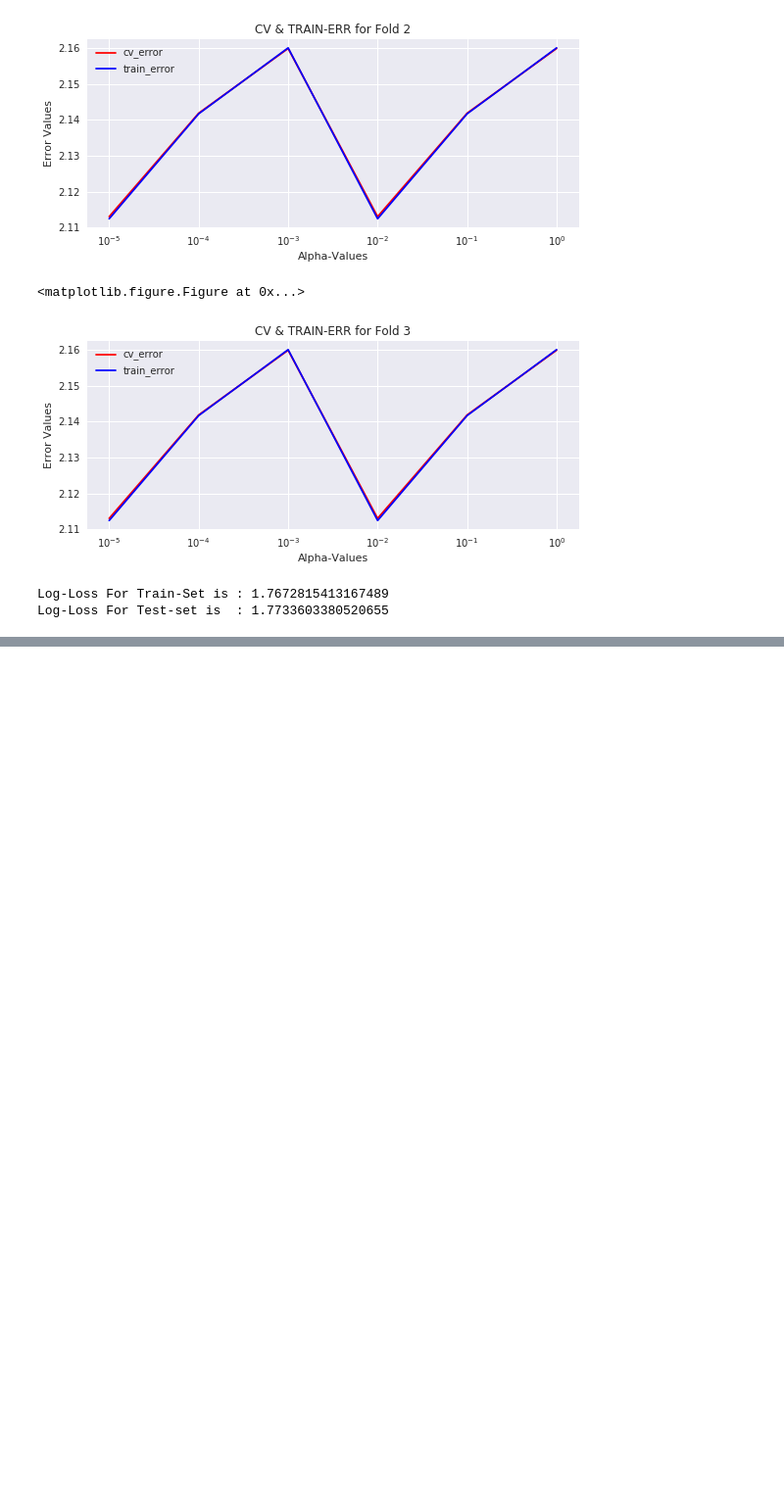
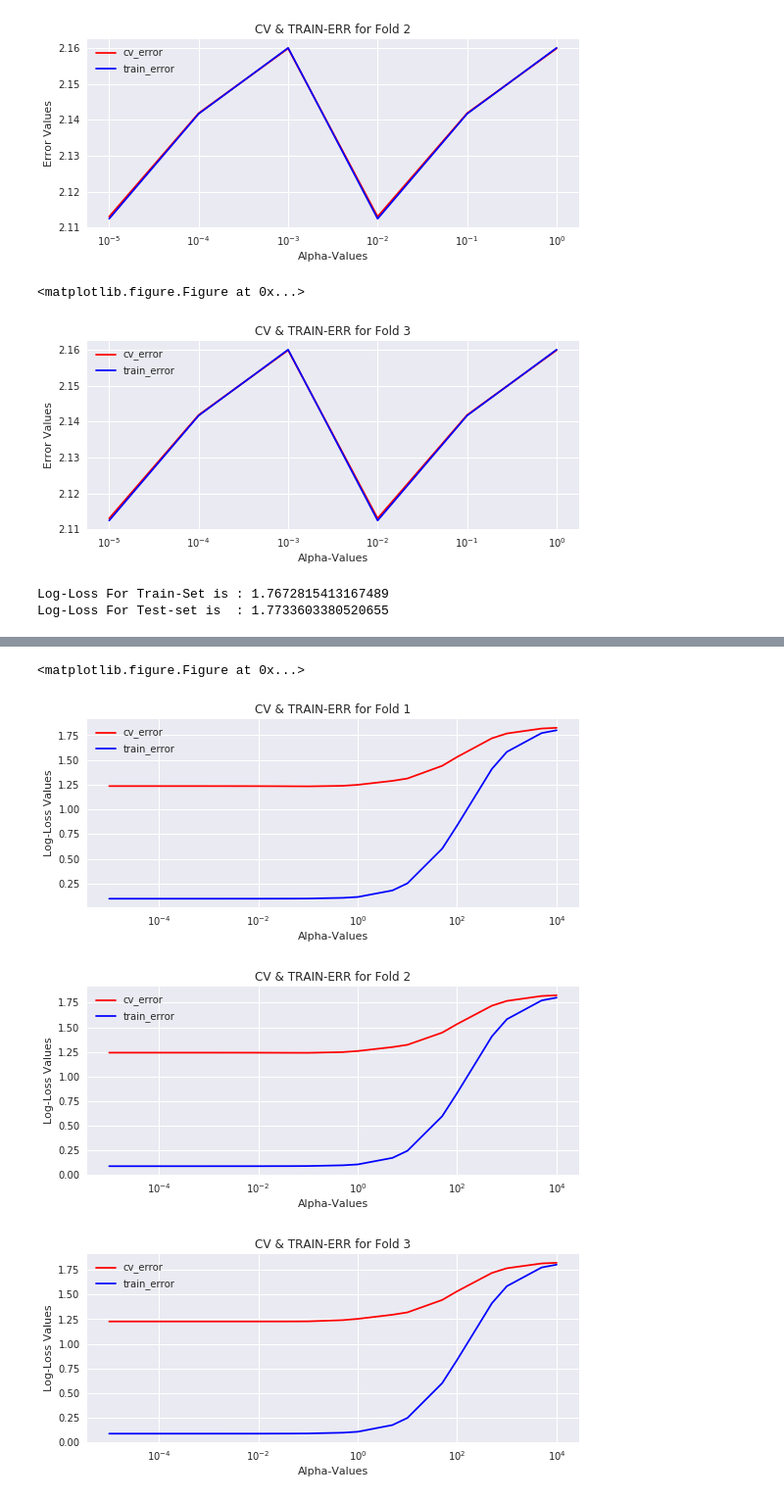
Before and after one commit to sradheya99/Cancer-Diagnosis, a Jupyter notebook: Cancer Diagnosis/CancerDiagnosis.ipynb, the cells around one changed output, grey strips where cells are left out. Shown at 98% size. Saved outputs shown, nothing was run; the diff lists cells and outputs as text; code cells hidden in the pictures; blank space fills up the shorter version.

```diff
--- a/Cancer Diagnosis/CancerDiagnosis.ipynb
+++ b/Cancer Diagnosis/CancerDiagnosis.ipynb
@@ -734,0 +874,7 @@ Log-Loss For Test-set is  : 1.7733603380520655
+# %%
+naive_bayes_model(complete_data, y_true, 'Training', 'ResponseEncode')
+# %% [output]
+<matplotlib.figure.Figure at 0x...>
+[figure, added]
+[figure, added]
+[figure, added]
```
Also changed, not shown: parts of 15 cells of this notebook.
